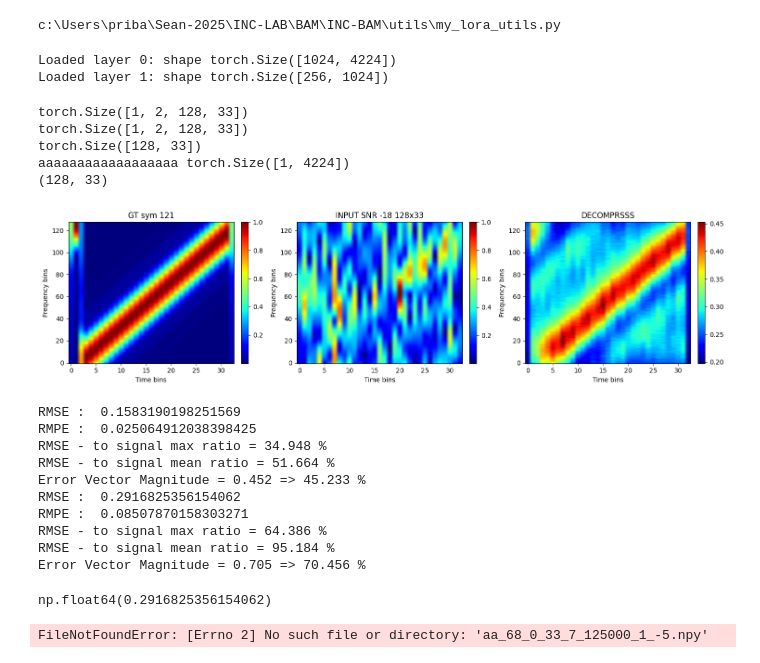
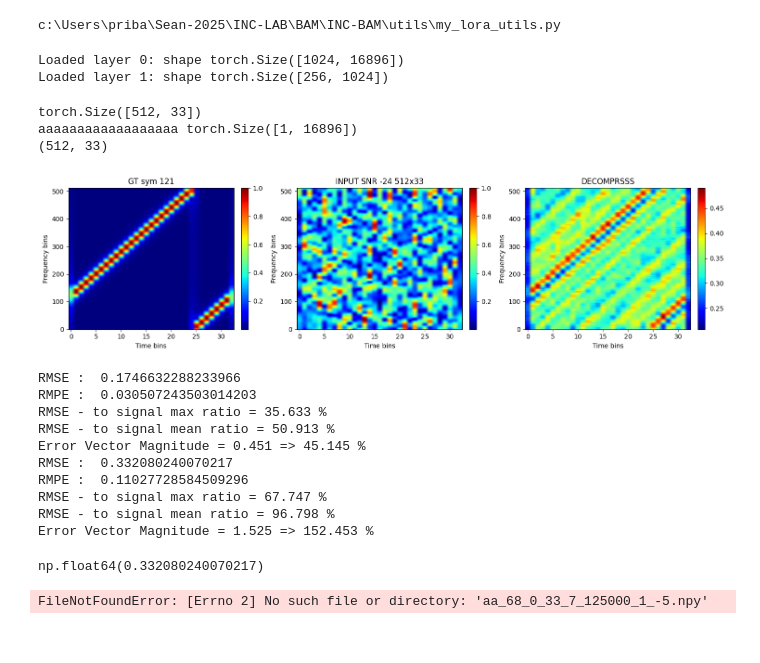
Before and after one commit to seanmantanhacker/INC-BAM, a Jupyter notebook: Model-experiment-3-rc/main.ipynb, the cells around one changed output. Cells and saved outputs as stored; diff of their text form; code cells hidden in the pictures.

```diff
--- a/Model-experiment-3-rc/main.ipynb
+++ b/Model-experiment-3-rc/main.ipynb
@@ -19,11 +19,11 @@ print(utils.my_lora_utils.__file__)
 # %% [output]
 c:\Users\priba\Sean-2025\INC-LAB\BAM\INC-BAM\utils\my_lora_utils.py
 # %%
-sf = 7
+sf = 9
 bw = 125000
 fs = 1000000
 lora_init = LoRa(sf, bw)
-input_row = 128
+input_row = 512
 input_col = 33
 ## HOW TO LOAD WEIGHT
 layers = [input_col * input_row, 1024, 256] # <-- must match training
@@ -37,56 +37,54 @@ for i, bam in enumerate(multi_bam.bams):
     bam.W = torch.tensor(w_np, dtype=torch.float32, device=bam.device)
     print(f"Loaded layer {i}: shape {bam.W.shape}")
 # %% [output]
-Loaded layer 0: shape torch.Size([1024, 4224])
+Loaded layer 0: shape torch.Size([1024, 16896])
 Loaded layer 1: shape torch.Size([256, 1024])
 # %%
 symbol1 = 128-7
 symbol2 = 300
 # EXAMPLE OF COMPRESS and DECOMPRESS
 seed = None
 x1 = lora_init.gen_symbol_fs(symbol1, sf=sf, bw=bw, Fs=1000000)  # you had Fs=int(bw*8)=1e6
 
 original_pisan = create_spectrogram_from_torch(x1,sf,bw,1000000,input_row,input_col,0,0,1,None)
 
-snr = -20
+snr = -24
 x = lora_init.awgn_iq_with_seed(x1,snr,seed)
 
-aa = create_spectrogram_from_torch(x,sf,bw,1000000,input_row,input_col,0,0,1,None)
+input_spec = create_spectrogram_from_torch(x,sf,bw,1000000,input_row,input_col,0,0,1,None)
 #### STEP 3 FLATTEN INPUT ########
-print(aa.shape)
-flat = aa.flatten().reshape(1, -1) # BEFORE COMPRESS MUST
-print("aaaaaaaaaaaaaaaaaa",flat.shape)
+print(input_spec.shape)
+flat = input_spec.flatten().reshape(1, -1) # BEFORE COMPRESS MUST
+
 out1 = multi_bam.compress(flat)
 out2 = multi_bam.decompress(out1)
 
 #### STEP 4 AFTER DECOMPRESS RESHAPE to INITIAL SHAPE ########
 reco_flat = out2.reshape(-1)  # AFTER DECOMPRESS MUST
 reco_spec = reco_flat.reshape(input_row, input_col)
 print(reco_spec.shape)
 
-array_a = [original_pisan,aa,reco_spec]
+array_a = [original_pisan,input_spec,reco_spec]
 
 show_multiple_spectrograms(array_a,[f'GT sym {symbol1}',f"INPUT SNR {snr} {input_row}x{input_col}","DECOMPRSSS"],3)
-check_simmilarity(reco_spec,aa)
+check_simmilarity(reco_spec,input_spec)
 check_simmilarity(reco_spec,original_pisan)
 # %% [output]
-torch.Size([1, 2, 128, 33])
-torch.Size([1, 2, 128, 33])
-torch.Size([128, 33])
-aaaaaaaaaaaaaaaaaa torch.Size([1, 4224])
-(128, 33)
+torch.Size([512, 33])
+aaaaaaaaaaaaaaaaaa torch.Size([1, 16896])
+(512, 33)
-[figure, old version]
+[figure, new version]
-RMSE :  0.1583190198251569
-RMPE :  0.025064912038398425
-RMSE - to signal max ratio = 34.948 %
-RMSE - to signal mean ratio = 51.664 %
-Error Vector Magnitude = 0.452 => 45.233 %
-RMSE :  0.2916825356154062
-RMPE :  0.08507870158303271
-RMSE - to signal max ratio = 64.386 %
-RMSE - to signal mean ratio = 95.184 %
-Error Vector Magnitude = 0.705 => 70.456 %
+RMSE :  0.1746632288233966
+RMPE :  0.030507243503014203
+RMSE - to signal max ratio = 35.633 %
+RMSE - to signal mean ratio = 50.913 %
+Error Vector Magnitude = 0.451 => 45.145 %
+RMSE :  0.332080240070217
+RMPE :  0.11027728584509296
+RMSE - to signal max ratio = 67.747 %
+RMSE - to signal mean ratio = 96.798 %
+Error Vector Magnitude = 1.525 => 152.453 %
-np.float64(0.2916825356154062)
+np.float64(0.332080240070217)
 # %%
 signal = np.load("aa_68_0_33_7_125000_1_-5.npy")
 signal2 = np.load("aa_72_75_34_7_125000_1_-19.npy")
```
Also changed, not shown: 4 other files.
